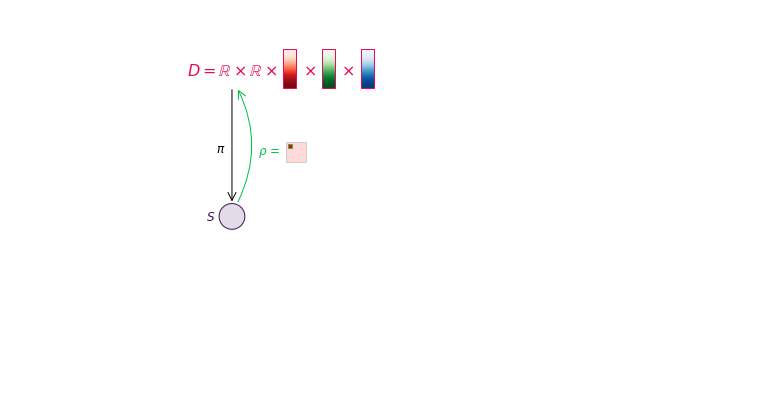
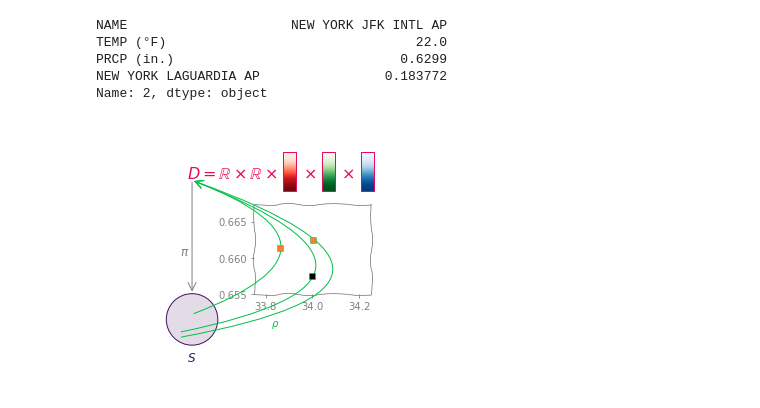
Before and after one commit to story645/team, a Jupyter notebook: paper/figcode/intro_math.ipynb, the cells around one changed output. Cells and saved outputs as stored; diff of their text form; code cells hidden in the pictures; blank space fills up the shorter version.

Commit message:
xi and bundle and topology figures

```diff
--- a/paper/figcode/intro_math.ipynb
+++ b/paper/figcode/intro_math.ipynb
@@ -17,6 +24,4 @@ from papercolors import colordict as pcd
 # %%
 # tau
-d = [{'speed':'2.5 mph', 'direction':'4°' ,'signal':'stop', 'strength':4, 'color': 'r', 'shape': 's'},
-     {'speed':'4 mph', 'direction':'1°', 'signal':'slow', 'strength':3, 'color': 'y', 'shape': '^'},
-     {'speed':'1 mph', 'direction':'3°' ,'signal':'go', 'strength':5, 'color':'g', 'shape': 'H'}]
+df = pd.read_csv("plot_data")
 # %%
@@ -63,0 +36,2 @@ fig.savefig("../figures/fb_tau.png", dpi=300, bbox_inches='tight')
+# %%
+df['AC'] = df['NAME'].replace(ip.airport_codes)
@@ -64,43 +177,72 @@ fig.savefig("../figures/fb_tau.png", dpi=300, bbox_inches='tight')
+# %%
+row
+# %% [output]
+NAME                     NEW YORK JFK INTL AP
+TEMP (°F)                                22.0
+PRCP (in.)                             0.6299
+NEW YORK LAGUARDIA AP                0.183772
+Name: 2, dtype: object
 # %%
+row = df[['NAME', 'TEMP (°F)', 'PRCP (in.)']].loc[0]
 fig, ax = plt.subplots(figsize=(6,6))
-ax.text(.325,.8, r"$D = \mathbb{R}\times\mathbb{R}$", fontsize=16, color=pcd['fiber'], ha='left')
+x0 = .325
+xt = x0+.02
+ax.text(x0,.8, r"$D = \mathbb{R}\times\mathbb{R}$", fontsize=16, color=pcd['fiber'], ha='left')
 
 #(left, right, bottom, top)
 pad = .15
 xc = .7
 for cmap, xo in zip([plt.cm.Reds, plt.cm.Greens, plt.cm.Blues], np.array([xc, xc+pad, xc+pad*2])):
     ax.text(xo-pad/2, .8, r"$\times$", fontsize=16, color=pcd['fiber'])
     extents = [xo, xo+.05, .75, .9]
     im = ax.imshow(np.array([[0.,1.], [0.,1.]]).T, cmap = cmap, interpolation = 'bicubic', extent=extents)
     ax.add_patch(mpatches.Rectangle((extents[0], extents[2]), extents[1]-extents[0], extents[3]-extents[2],
                                     facecolor='none', edgecolor=pcd['fiber']))
 
 
 yb = .25
-ax.add_patch(mpatches.Circle((.5, yb), .05, edgecolor=pcd['base'],
+ax.add_patch(mpatches.Circle((xt, yb), .1, edgecolor=pcd['base'],
                                     facecolor=mcolors.to_rgba(pcd['base'], alpha=.15)))
-ax.text(.435, yb, r"$S$", va='center', ha='right', color=pcd['base'], fontsize=12)
+ax.text(xt, yb-.15, r"$S$", va='center', ha='center', color=pcd['base'], fontsize=12)
 
-ax.text(.475,.5, r"$\pi$", ha='right', fontsize=12)
-pi = mpatches.FancyArrowPatch((.5, .75),(.5, yb+.05), arrowstyle='->', mutation_scale=20)
+ax.text(xt-.01 ,.5, r"$\pi$", ha='right', fontsize=12, color='gray')
+
+pi = mpatches.FancyArrowPatch((xt, .79),(xt, yb+.1), arrowstyle='->', mutation_scale=20, color='gray')
 ax.add_artist(pi)
 
-ax.text(.6,.5, r"$\rho$ =", ha='left', va='center', fontsize=12, color=pcd['section'])
-ax.scatter(.75, .5, marker=d[0]['shape'], color=d[0]['color'], s=400, edgecolor='k', alpha=.15)
-ax.scatter(.725, .525, marker=d[0]['shape'], color=d[0]['color'], s=10,
-           edgecolor=pcd['section'], linewidth=.75)
+#ax.text(.6,.5, r"$\rho$ =", ha='left', va='center', fontsize=12, color=pcd['section'])
+x, y = (row['TEMP (°F)'],row['PRCP (in.)'])
+axrho = ax.inset_axes([.45, .35, .35, .35])
+axrho.spines[:].set_sketch_params(1, 100, 10)
+axrho.spines[:].set_color('gray')
+axrho.tick_params(colors='gray')
 
-rho = mpatches.FancyArrowPatch((.52, yb+.05), (.52, .75),
-                               arrowstyle='->', connectionstyle='arc3,rad=.25',
-                               mutation_scale=20, color=pcd['section'])
-ax.add_artist(rho)
+#axrho.scatter(x,y, color= ip.cdict[row['NAME']], s=400, edgecolor='k', alpha=.25)
 
+cinner = ip.cdict[row['NAME']]
+gsecs = [(.001, .001, -0.05, -.07, cinner, 'arc3,rad=1.87'),
+         (-.001, -.004, -.05, -.05,'k', 'arc3,rad=1.71'),
+         (-.14, 0, 0, .02, cinner, 'arc3,rad=1.325')]
 
+for  (xo, yo, jx, jy, co, cs) in gsecs:
+    rho = mpatches.FancyArrowPatch((xt+jx, yb+jy), (xt, .79),
+                               arrowstyle='->', connectionstyle=cs,
+                               mutation_scale=20, color=pcd['section'], zorder=6)
+
+    ax.add_artist(rho)
+
+    ax.scatter(x + xo,  y + yo, color=co, marker='s',
+                  s=40, edgecolor=pcd['section'], linewidth=.5, zorder=12,
+                 transform=axrho.transData)
+
+ax.text(.65, yb-.025, r"$\rho$", color=pcd['section'])
+
+axrho.set(ylim=(.655, .6675), xlim=(33.75, 34.25))
 ax.set(xlim=(0,1.3), ylim=(0,1), aspect='equal')
 ax.axis('off')
 fig.savefig("../figures/fb_rho.png", dpi=300, bbox_inches='tight')
 # %% [output]
-[figure, old version]
+[figure, new version]
 # %%
 fig, axd = plt.subplot_mosaic([['tau', 'tau_pull'], ['k', 's'], ['rho_push', 'rho']], figsize=(8,6))
 x = [-0, .5, 1]
```
Also changed, not shown: parts of 11 cells of this notebook, 7 other files.
